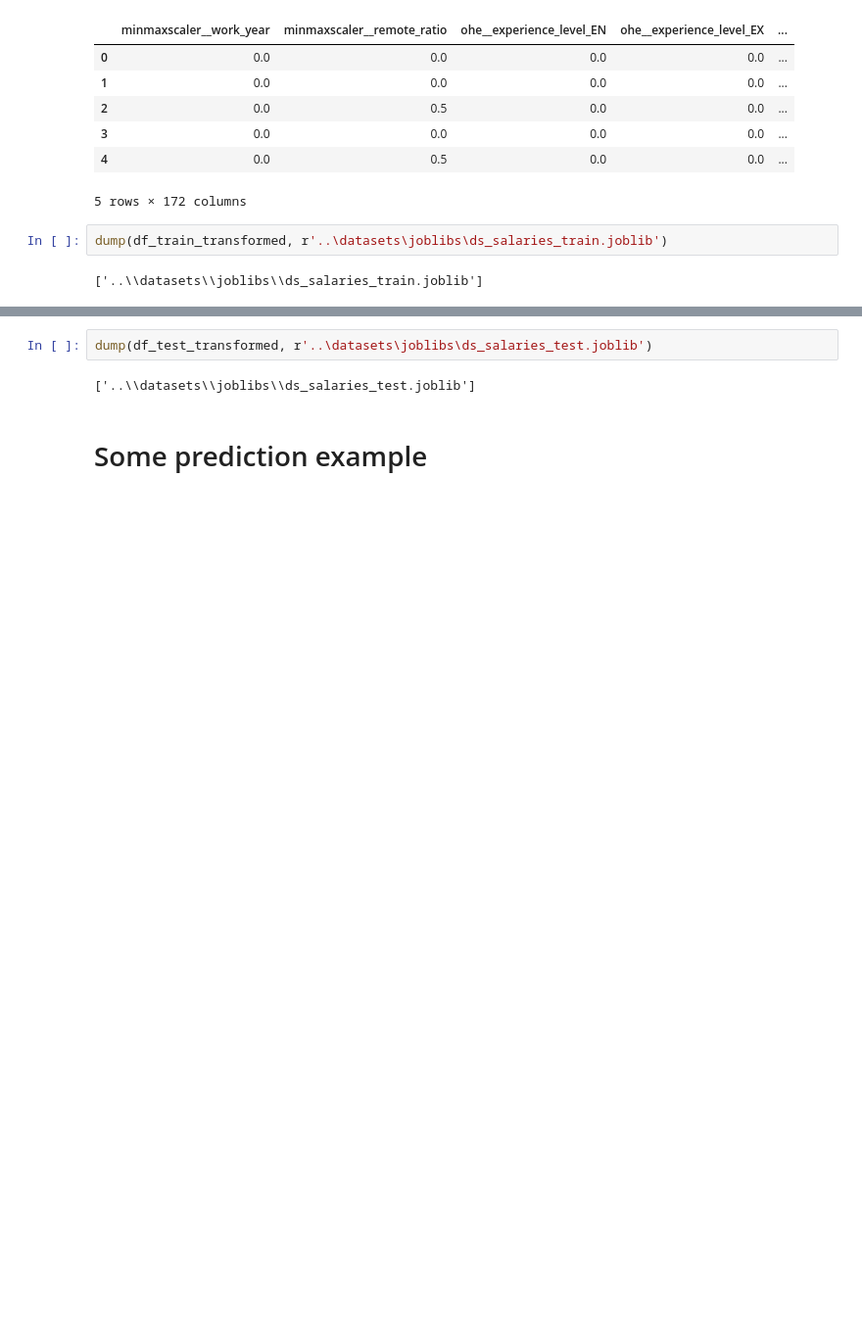
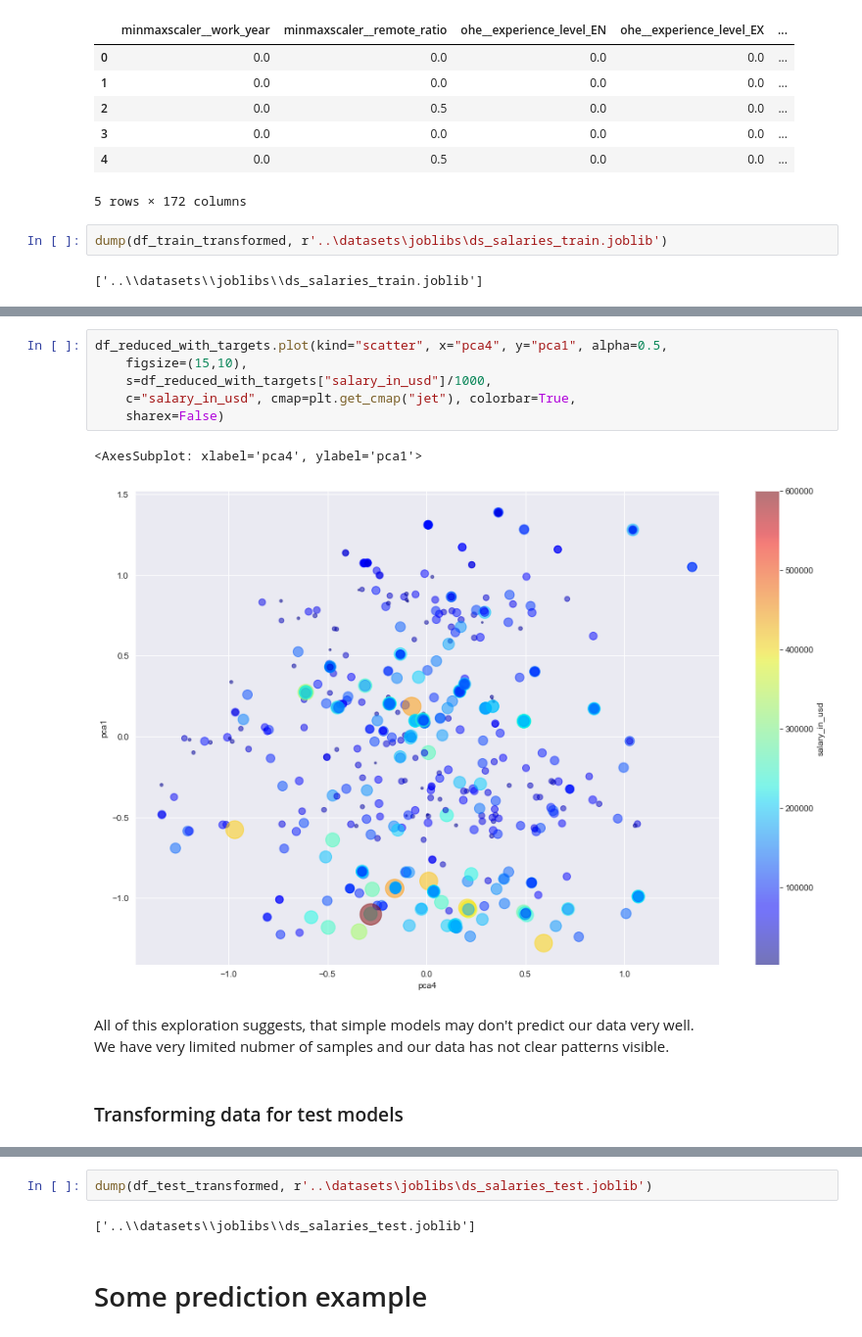
Before and after one commit to SalamanderKrajza/ds-compendium, a Jupyter notebook: projects/ds_salaries.ipynb, the cells around one changed output, grey strips where cells are left out. Shown at 98% size. Cells and saved outputs as stored; diff of their text form; blank space fills up the shorter version.

```diff
--- a/projects/ds_salaries.ipynb
+++ b/projects/ds_salaries.ipynb
@@ -301 +411,15 @@ dump(df_train_transformed, r'..\datasets\joblibs\ds_salaries_train.joblib')
+# %%
+df_reduced_with_targets.plot(kind="scatter", x="pca4", y="pca1", alpha=0.5,
+    figsize=(15,10),
+    s=df_reduced_with_targets["salary_in_usd"]/1000,
+    c="salary_in_usd", cmap=plt.get_cmap("jet"), colorbar=True,
+    sharex=False)
+# %% [output]
+<AxesSubplot: xlabel='pca4', ylabel='pca1'>
+[figure, added]
+# %% [markdown]
+All of this exploration suggests, that simple models may don't predict our data very well. <br/>
+We have very limited nubmer of samples and our data has not clear patterns visible.
+# %% [markdown]
+### Transforming data for test models
 # %%
```
Also changed, not shown: parts of 49 cells of this notebook, 7 other files.
